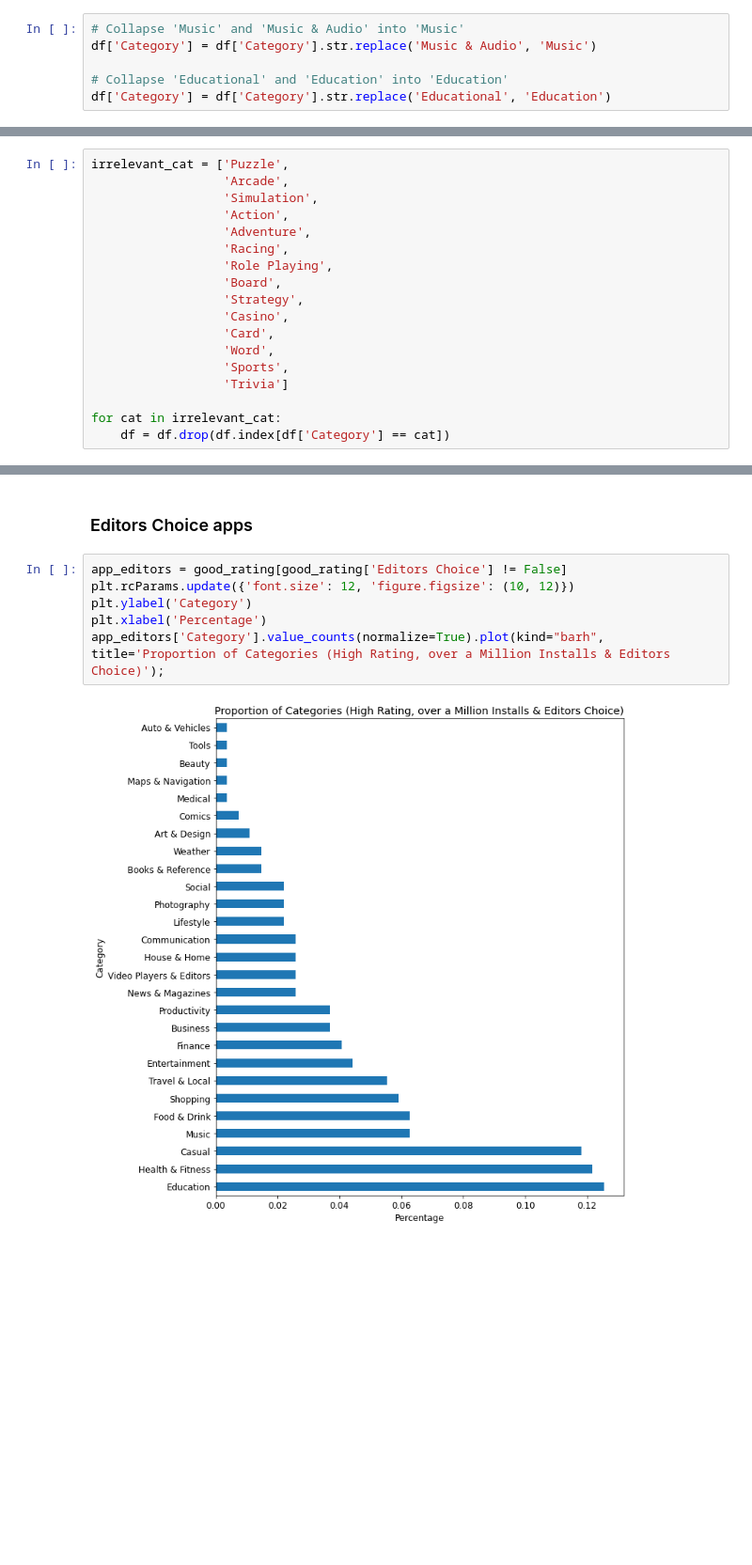
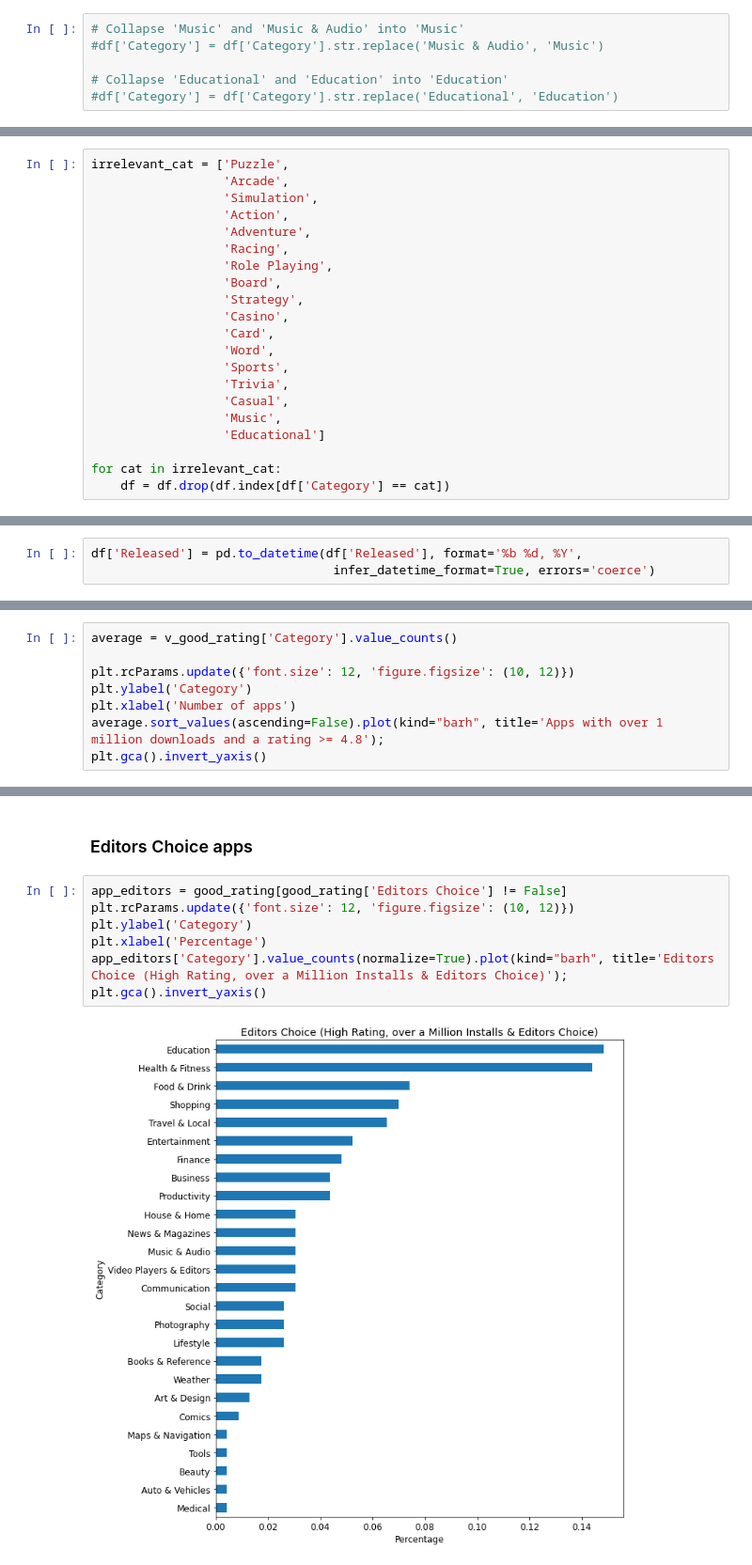
Before and after one commit to MKirtley/Google-Playstore, a Jupyter notebook: google_playstore.ipynb, the cells around one changed output, grey strips where cells are left out. Shown at 94% size. Saved outputs shown, nothing was run; the diff lists cells and outputs as text; blank space fills up the shorter version.

```diff
--- a/google_playstore.ipynb
+++ b/google_playstore.ipynb
@@ -51,10 +51,10 @@ df = df.drop(['App Id', 'Currency', 'Developer Website', 'Developer Email', 'Pri
 ### Combine duplicate categories
 # %%
 # Collapse 'Music' and 'Music & Audio' into 'Music'
-df['Category'] = df['Category'].str.replace('Music & Audio', 'Music')
+#df['Category'] = df['Category'].str.replace('Music & Audio', 'Music')
 
 # Collapse 'Educational' and 'Education' into 'Education'
-df['Category'] = df['Category'].str.replace('Educational', 'Education')
+#df['Category'] = df['Category'].str.replace('Educational', 'Education')
 # %% [markdown]
 ### Remove paid apps
 # %%
@@ -75,7 +75,10 @@ irrelevant_cat = ['Puzzle',
                   'Card',
                   'Word',
                   'Sports',
-                  'Trivia']
+                  'Trivia',
+                  'Casual',
+                  'Music',
+                  'Educational']
 
 for cat in irrelevant_cat:
     df = df.drop(df.index[df['Category'] == cat])
@@ -86,3 +91,6 @@ df.dropna(inplace=True)
+# %%
+df['Released'] = pd.to_datetime(df['Released'], format='%b %d, %Y',
+                                 infer_datetime_format=True, errors='coerce')
 # %% [markdown]
 ## Plots
 # %% [markdown]
@@ -171,0 +205,8 @@ good_rating = million[million['Rating'] >= 4.0]
+# %%
+average = v_good_rating['Category'].value_counts()
+
+plt.rcParams.update({'font.size': 12, 'figure.figsize': (10, 12)})
+plt.ylabel('Category')
+plt.xlabel('Number of apps')
+average.sort_values(ascending=False).plot(kind="barh", title='Apps with over 1 million downloads and a rating >= 4.8');
+plt.gca().invert_yaxis()
@@ -238,8 +309,9 @@ plt.gca().invert_yaxis()
 # %%
 app_editors = good_rating[good_rating['Editors Choice'] != False]
 plt.rcParams.update({'font.size': 12, 'figure.figsize': (10, 12)})
 plt.ylabel('Category')
 plt.xlabel('Percentage')
-app_editors['Category'].value_counts(normalize=True).plot(kind="barh", title='Proportion of Categories (High Rating, over a Million Installs & Editors Choice)');
+app_editors['Category'].value_counts(normalize=True).plot(kind="barh", title='Editors Choice (High Rating, over a Million Installs & Editors Choice)');
+plt.gca().invert_yaxis()
 # %% [output]
-[figure, old version]
+[figure, new version]
```
Also changed, not shown: parts of 24 cells of this notebook.
